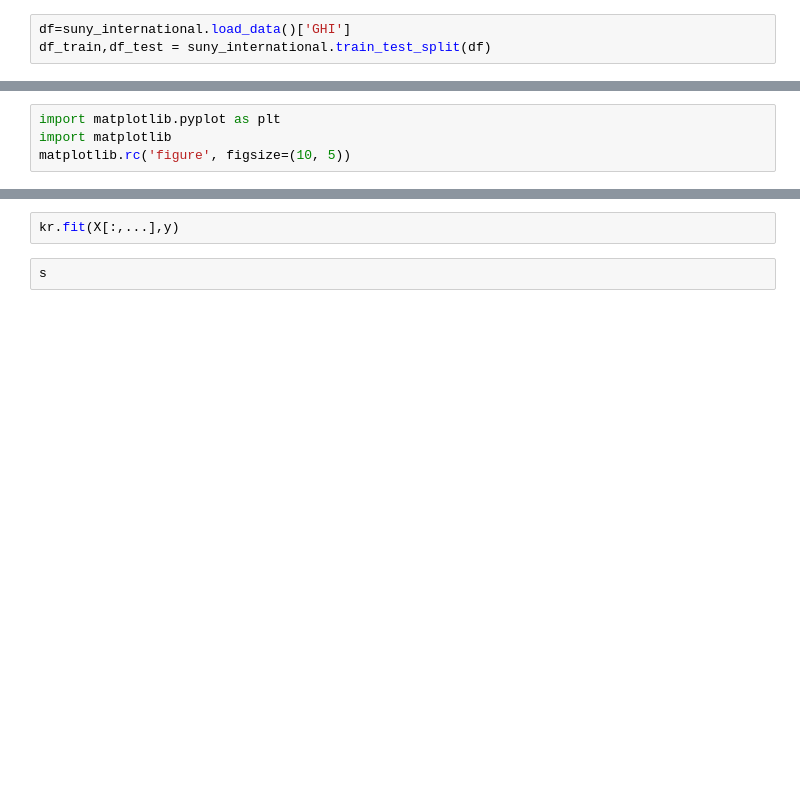
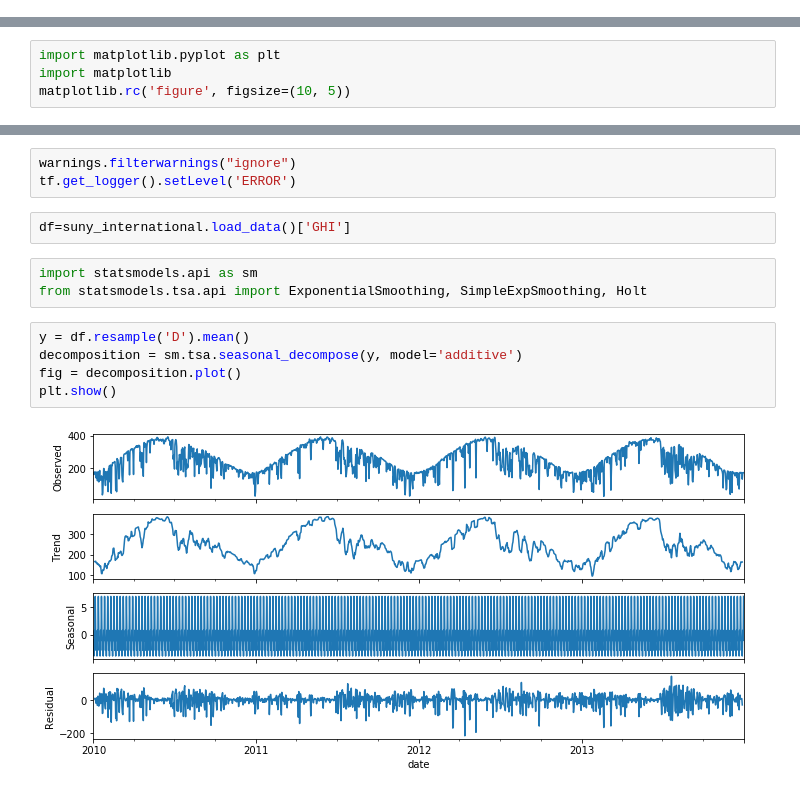
Before and after one commit to s-ankur/ug-project, a Jupyter notebook: simple_ml.ipynb, the cells around one changed output, grey strips where cells are left out. Cells and saved outputs as stored; diff of their text form; blank space fills up the shorter version.

```diff
--- a/simple_ml.ipynb
+++ b/simple_ml.ipynb
@@ -6,3 +7,0 @@ from dataset import suny_international
-# %%
-df=suny_international.load_data()['GHI']
-df_train,df_test = suny_international.train_test_split(df)
@@ -37,4 +12,15 @@ kr = KernelRidge(kernel='rbf', gamma=0.1)
-# %%
-kr.fit(X[:,...],y)
-# %%
-s
+# %%
+warnings.filterwarnings("ignore")
+tf.get_logger().setLevel('ERROR')
+# %%
+df=suny_international.load_data()['GHI']
+# %%
+import statsmodels.api as sm
+from statsmodels.tsa.api import ExponentialSmoothing, SimpleExpSmoothing, Holt
+# %%
+y = df.resample('D').mean()
+decomposition = sm.tsa.seasonal_decompose(y, model='additive')
+fig = decomposition.plot()
+plt.show()
+# %% [output]
+[figure, added]
```
Also changed, not shown: parts of 15 cells of this notebook, 5 other files.
